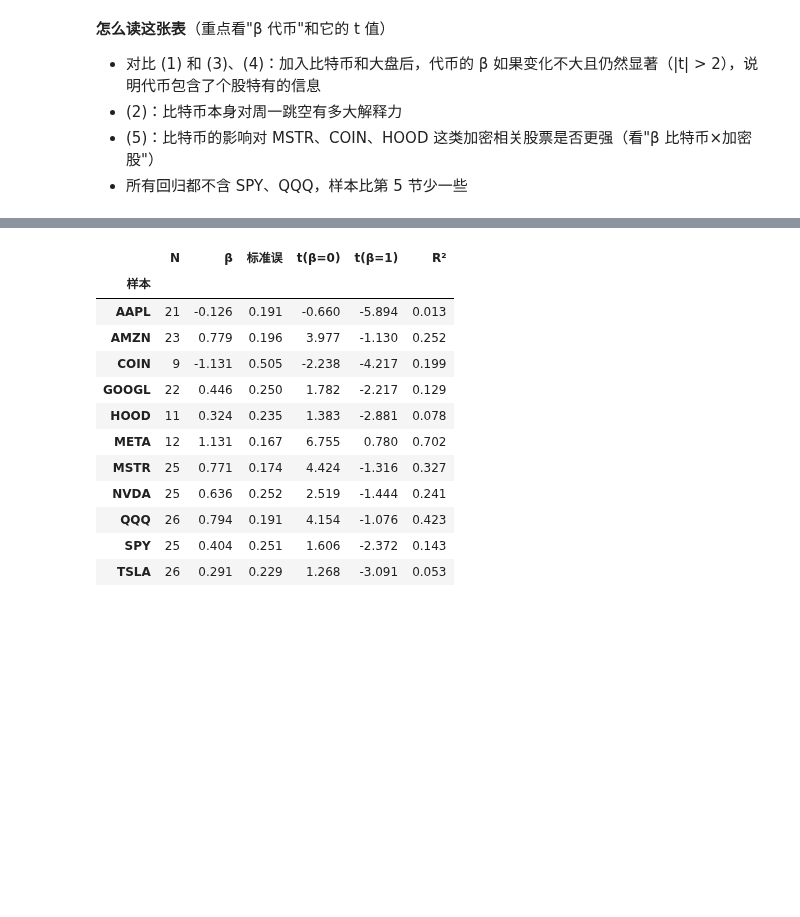
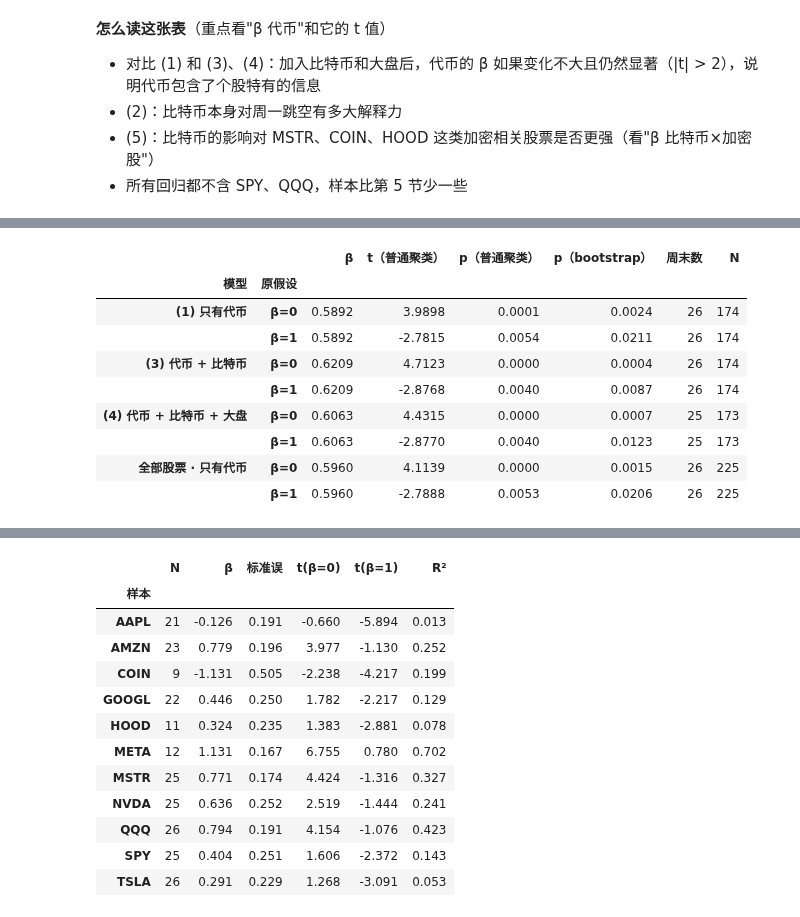
Before and after one commit to KFANG1999/tokenized-stock-data, a Jupyter notebook: analysis/02_休市价格发现.ipynb, the cells around one changed output, grey strips where cells are left out. Saved outputs shown, nothing was run; the diff lists cells and outputs as text; code cells hidden in the pictures; blank space fills up the shorter version.

Commit message:
Add wild cluster bootstrap (26 weekend clusters) to price-discovery test
Co-Authored-By: Claude Opus 5.5 <noreply@anthropic.com>

```diff
--- a/analysis/02_休市价格发现.ipynb
+++ b/analysis/02_休市价格发现.ipynb
@@ -303,0 +318,66 @@ ctrl[cols].round(3)
+# %%
+def cluster_t(X, y, groups, j):
+    # OLS 加聚类稳健标准误（与 statsmodels 的默认小样本校正一致），返回第 j 个系数的 t 值
+    XtX_inv = np.linalg.inv(X.T @ X)
+    beta = XtX_inv @ X.T @ y
+    u = y - X @ beta
+    G, (N, K) = groups.max() + 1, X.shape
+    scores = np.zeros((G, K))
+    np.add.at(scores, groups, X * u[:, None])          # 每个聚类的 X'u 加总
+    V = XtX_inv @ (scores.T @ scores) @ XtX_inv
+    V *= G / (G - 1) * (N - 1) / (N - K)
+    return beta[j], beta[j] / np.sqrt(V[j, j])
+
+def wild_cluster_bootstrap(formula, data, var, null=0.0, B=9999, seed=42):
+    data = data.dropna(subset=[c for c in ["gap", "tokret_wkend", "btcret", "mktret"] if c in formula])
+    y_df, X_df = patsy.dmatrices(formula, data, return_type="dataframe")
+    y, X = y_df.to_numpy().ravel(), X_df.to_numpy()
+    j = list(X_df.columns).index(var)
+    groups = pd.factorize(data.d1.astype(str))[0]
+
+    # 原始估计：检验 β = null 的 t 值
+    b_hat, _ = cluster_t(X, y, groups, j)
+    _, t_raw = cluster_t(X, y - null * X[:, j], groups, j)
+
+    # 受约束模型：在 β = null 的条件下估计其余系数
+    y_r = y - null * X[:, j]
+    X_r = np.delete(X, j, axis=1)
+    g_r = np.linalg.lstsq(X_r, y_r, rcond=None)[0]
+    fitted_r, resid_r = X_r @ g_r, y_r - X_r @ g_r
+
+    rng = np.random.default_rng(seed)
+    G = groups.max() + 1
+    t_star = np.empty(B)
+    for b in range(B):
+        v = rng.choice([-1.0, 1.0], size=G)[groups]     # 每个周末一个随机符号
+        y_star = fitted_r + resid_r * v
+        _, t_star[b] = cluster_t(X, y_star, groups, j)
+    p = (np.abs(t_star) >= abs(t_raw)).mean()
+    return {"β": b_hat, "原假设": f"β={null:g}", "t（普通聚类）": t_raw,
+            "p（普通聚类）": 2 * (1 - stats.norm.cdf(abs(t_raw))),
+            "p（bootstrap）": p, "周末数": G, "N": len(y)}
+
+boot = []
+for name, f, data in [
+    ("(1) 只有代币",            "gap ~ tokret_wkend", no_mkt),
+    ("(3) 代币 + 比特币",       "gap ~ tokret_wkend + btcret", no_mkt),
+    ("(4) 代币 + 比特币 + 大盘", "gap ~ tokret_wkend + btcret + mktret", no_mkt),
+    ("全部股票 · 只有代币",      "gap ~ tokret_wkend", w),
+]:
+    for null in (0.0, 1.0):
+        r = wild_cluster_bootstrap(f, data, "tokret_wkend", null=null)
+        r["模型"] = name
+        boot.append(r)
+boot = pd.DataFrame(boot).set_index(["模型", "原假设"])
+boot.round(4)
+# %% [output]
+|  |  | β | t（普通聚类） | p（普通聚类） | p（bootstrap） | 周末数 | N |
+| 模型 | 原假设 |  |  |  |  |  |  |
+| (1) 只有代币 | β=0 | 0.5892 | 3.9898 | 0.0001 | 0.0024 | 26 | 174 |
+|  | β=1 | 0.5892 | -2.7815 | 0.0054 | 0.0211 | 26 | 174 |
+| (3) 代币 + 比特币 | β=0 | 0.6209 | 4.7123 | 0.0000 | 0.0004 | 26 | 174 |
+|  | β=1 | 0.6209 | -2.8768 | 0.0040 | 0.0087 | 26 | 174 |
+| (4) 代币 + 比特币 + 大盘 | β=0 | 0.6063 | 4.4315 | 0.0000 | 0.0007 | 25 | 173 |
+|  | β=1 | 0.6063 | -2.8770 | 0.0040 | 0.0123 | 25 | 173 |
+| 全部股票 · 只有代币 | β=0 | 0.5960 | 4.1139 | 0.0000 | 0.0015 | 26 | 225 |
+|  | β=1 | 0.5960 | -2.7888 | 0.0053 | 0.0206 | 26 | 225 |
```
Also changed, not shown: parts of 5 cells of this notebook.
